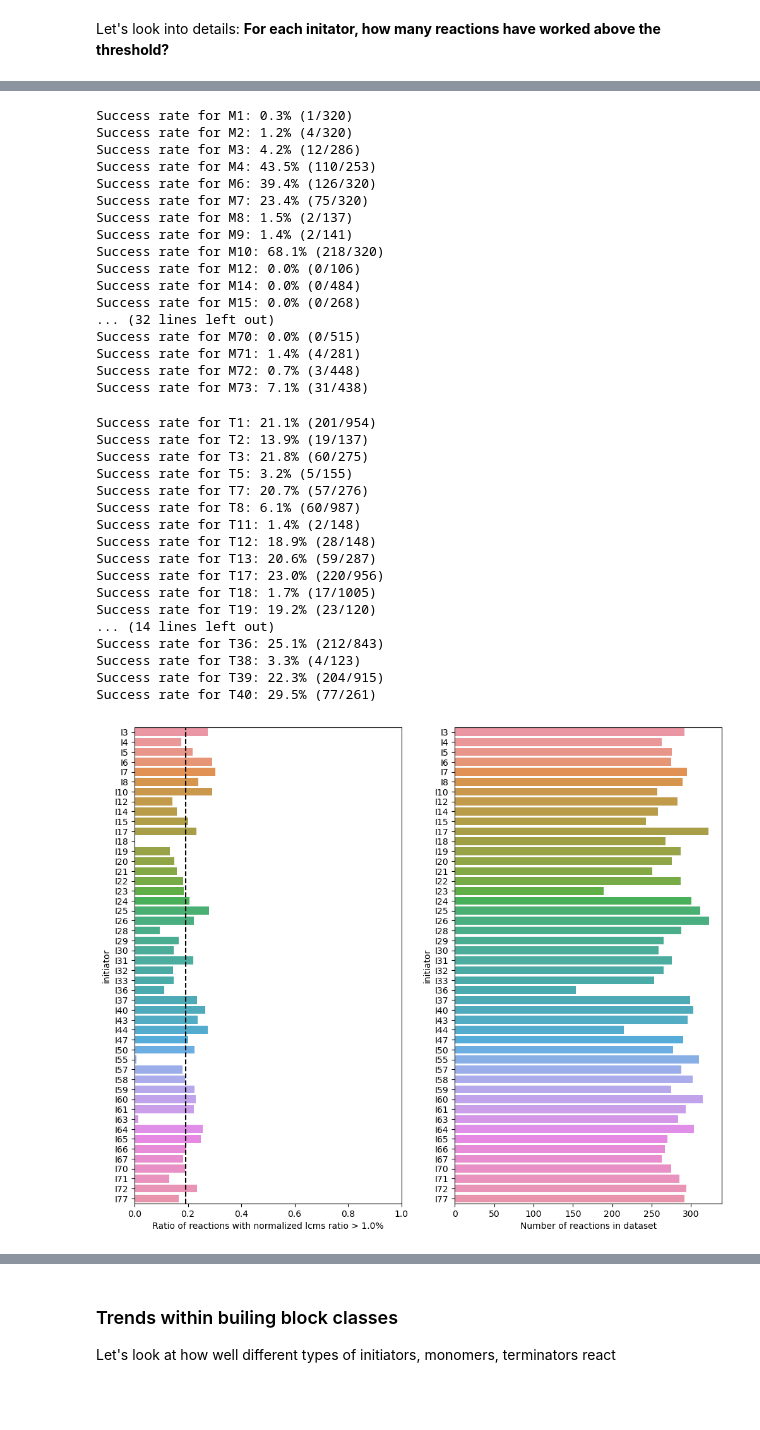
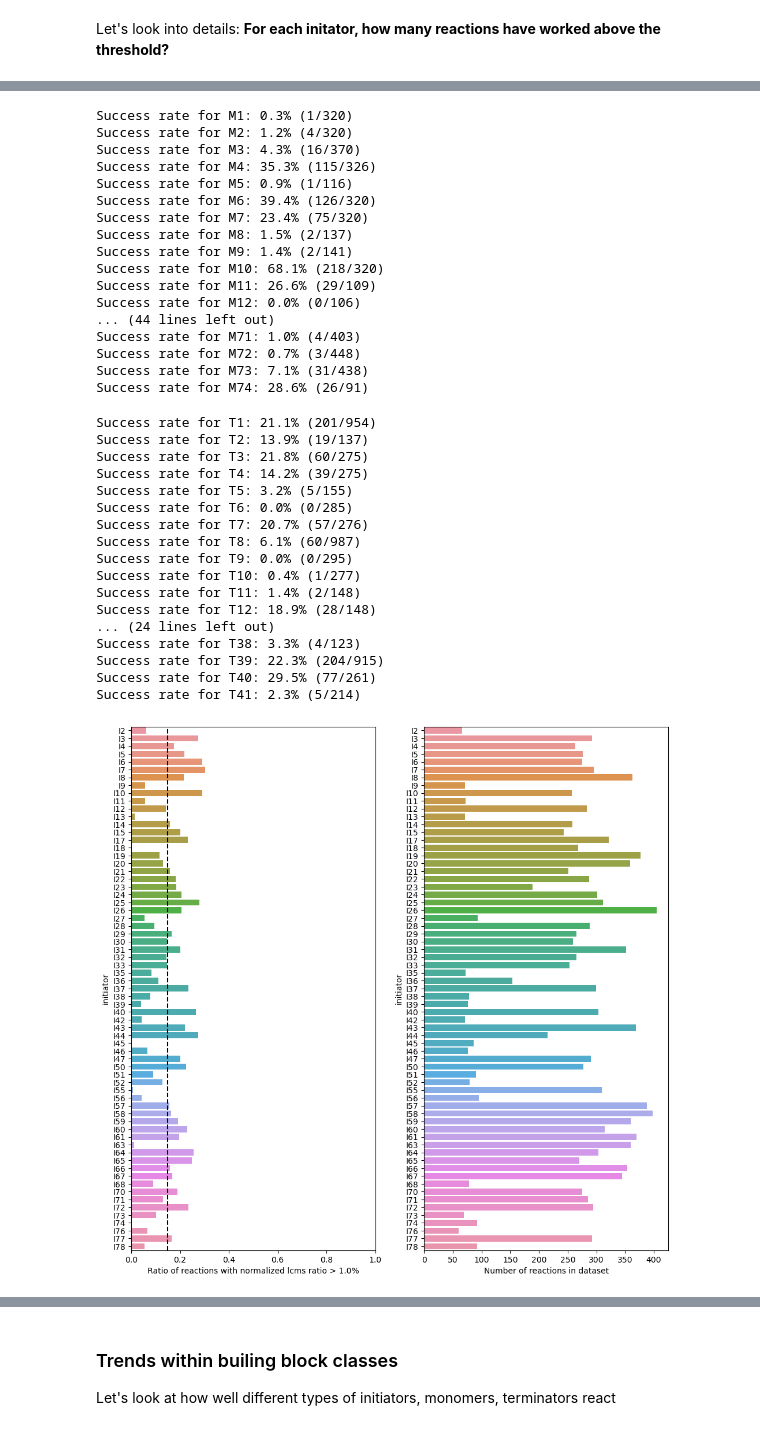
Before and after one commit to jugoetz/library-generation, a Jupyter notebook: notebooks/data_analysis/exploratory_data_analysis.ipynb, the cells around one changed output, grey strips where cells are left out. Cells and saved outputs as stored; diff of their text form; code cells hidden in the pictures; blank space fills up the shorter version.

```diff
--- a/notebooks/data_analysis/exploratory_data_analysis.ipynb
+++ b/notebooks/data_analysis/exploratory_data_analysis.ipynb
@@ -68,7 +66,7 @@ Name: exp_nr, dtype: int64
 # %%
 # select experiment numbers for further analysis
 start_exp_nr = 4
-end_exp_nr = 12  # (inclusive)
+end_exp_nr = 14  # (inclusive)
 
 df_full = df_full.loc[df_full['exp_nr'].between(start_exp_nr, end_exp_nr)]  # kick out invalid experiments (SOP changed after exp3)
 print(f'Number of reactions since SOP change and without test reactions: {len(df_full)}')
@@ -393,21 +391,21 @@ for _, i in success_rates_by_monomer.iterrows():
 # %% [output]
 Success rate for M1: 0.3% (1/320)
 Success rate for M2: 1.2% (4/320)
-Success rate for M3: 4.2% (12/286)
-Success rate for M4: 43.5% (110/253)
+Success rate for M3: 4.3% (16/370)
+Success rate for M4: 35.3% (115/326)
+Success rate for M5: 0.9% (1/116)
 Success rate for M6: 39.4% (126/320)
 Success rate for M7: 23.4% (75/320)
 Success rate for M8: 1.5% (2/137)
 Success rate for M9: 1.4% (2/141)
 Success rate for M10: 68.1% (218/320)
+Success rate for M11: 26.6% (29/109)
 Success rate for M12: 0.0% (0/106)
-Success rate for M14: 0.0% (0/484)
-Success rate for M15: 0.0% (0/268)
-... (32 lines left out)
-Success rate for M70: 0.0% (0/515)
-Success rate for M71: 1.4% (4/281)
+... (44 lines left out)
+Success rate for M71: 1.0% (4/403)
 Success rate for M72: 0.7% (3/448)
 Success rate for M73: 7.1% (31/438)
+Success rate for M74: 28.6% (26/91)
 # %%
 # and the same for terminators
 success_rates_by_terminator = calc_success_rate(df, 'terminator', THRESHOLD)
@@ -417,35 +415,35 @@ for _, i in success_rates_by_terminator.iterrows():
 Success rate for T1: 21.1% (201/954)
 Success rate for T2: 13.9% (19/137)
 Success rate for T3: 21.8% (60/275)
+Success rate for T4: 14.2% (39/275)
 Success rate for T5: 3.2% (5/155)
+Success rate for T6: 0.0% (0/285)
 Success rate for T7: 20.7% (57/276)
 Success rate for T8: 6.1% (60/987)
+Success rate for T9: 0.0% (0/295)
+Success rate for T10: 0.4% (1/277)
 Success rate for T11: 1.4% (2/148)
 Success rate for T12: 18.9% (28/148)
-Success rate for T13: 20.6% (59/287)
-Success rate for T17: 23.0% (220/956)
-Success rate for T18: 1.7% (17/1005)
-Success rate for T19: 19.2% (23/120)
-... (14 lines left out)
-Success rate for T36: 25.1% (212/843)
+... (24 lines left out)
 Success rate for T38: 3.3% (4/123)
 Success rate for T39: 22.3% (204/915)
 Success rate for T40: 29.5% (77/261)
+Success rate for T41: 2.3% (5/214)
 # %%
 # show how many reactions are successful for each initiator
-fig, axs = plt.subplots(nrows=1, ncols=2, figsize=(12,10))
+fig, axs = plt.subplots(nrows=1, ncols=2, figsize=(12, 12))
 
 axs[0].axvline(success_rates_by_initiator['success_rate'].mean(), ls='--', c='black')  # draw a mean line
 sns.barplot(x=success_rates_by_initiator['success_rate'], y=success_rates_by_initiator['initiator'], ax=axs[0])
 sns.barplot(x=success_rates_by_initiator['n_all'], y=success_rates_by_initiator['initiator'], ax=axs[1])
 
 axs[0].set_xlabel(f'Ratio of reactions with normalized lcms ratio > {THRESHOLD:.1%}')
 axs[0].set_xlim(0,1)
 axs[1].set_xlabel('Number of reactions in dataset')
 
 plt.show()
 # %% [output]
-[figure, old version]
+[figure, new version]
 # %%
 df_full.loc[df_full['initiator'] == 'I44', 'valid'].value_counts()
 # %% [output]
```
Also changed, not shown: parts of 23 cells of this notebook.
